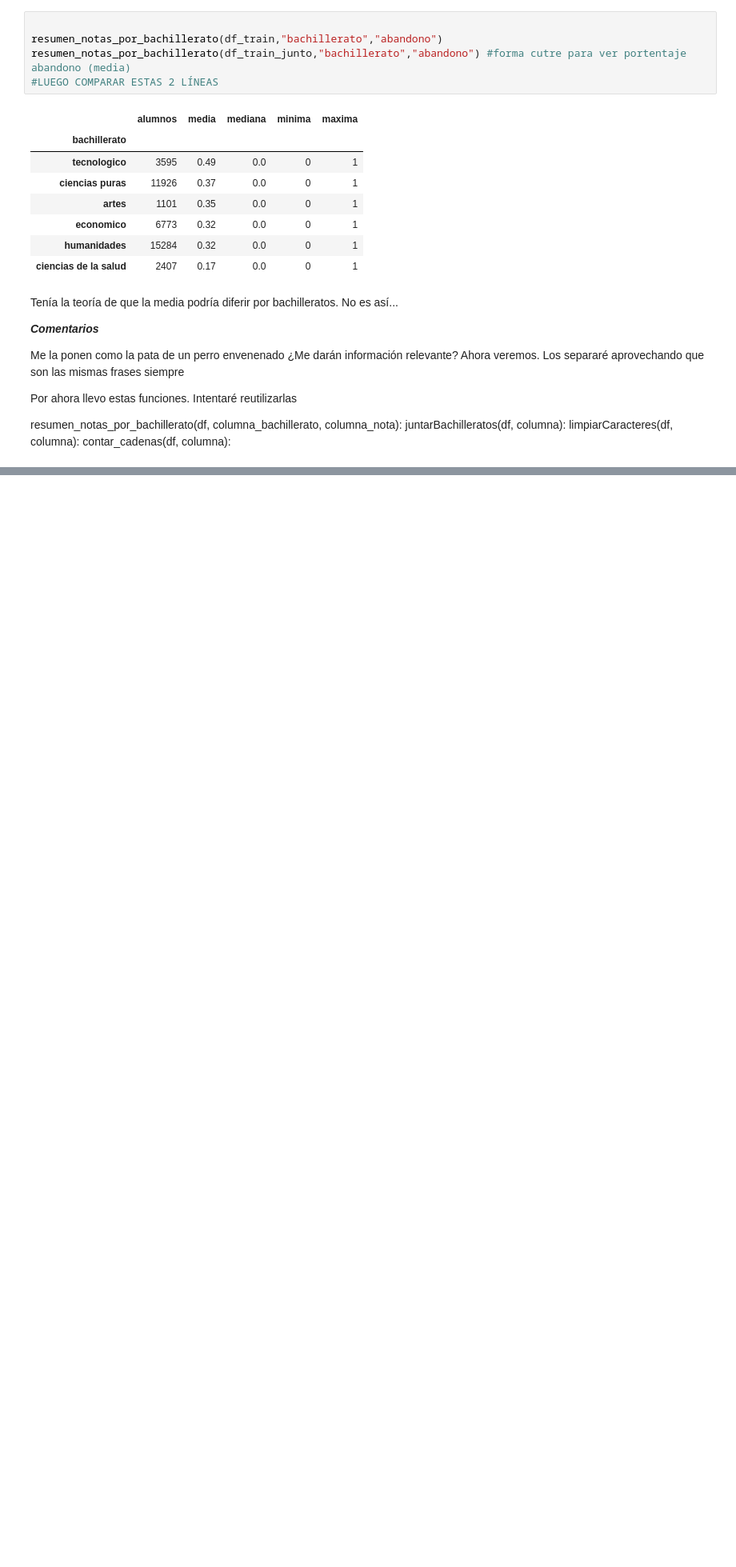
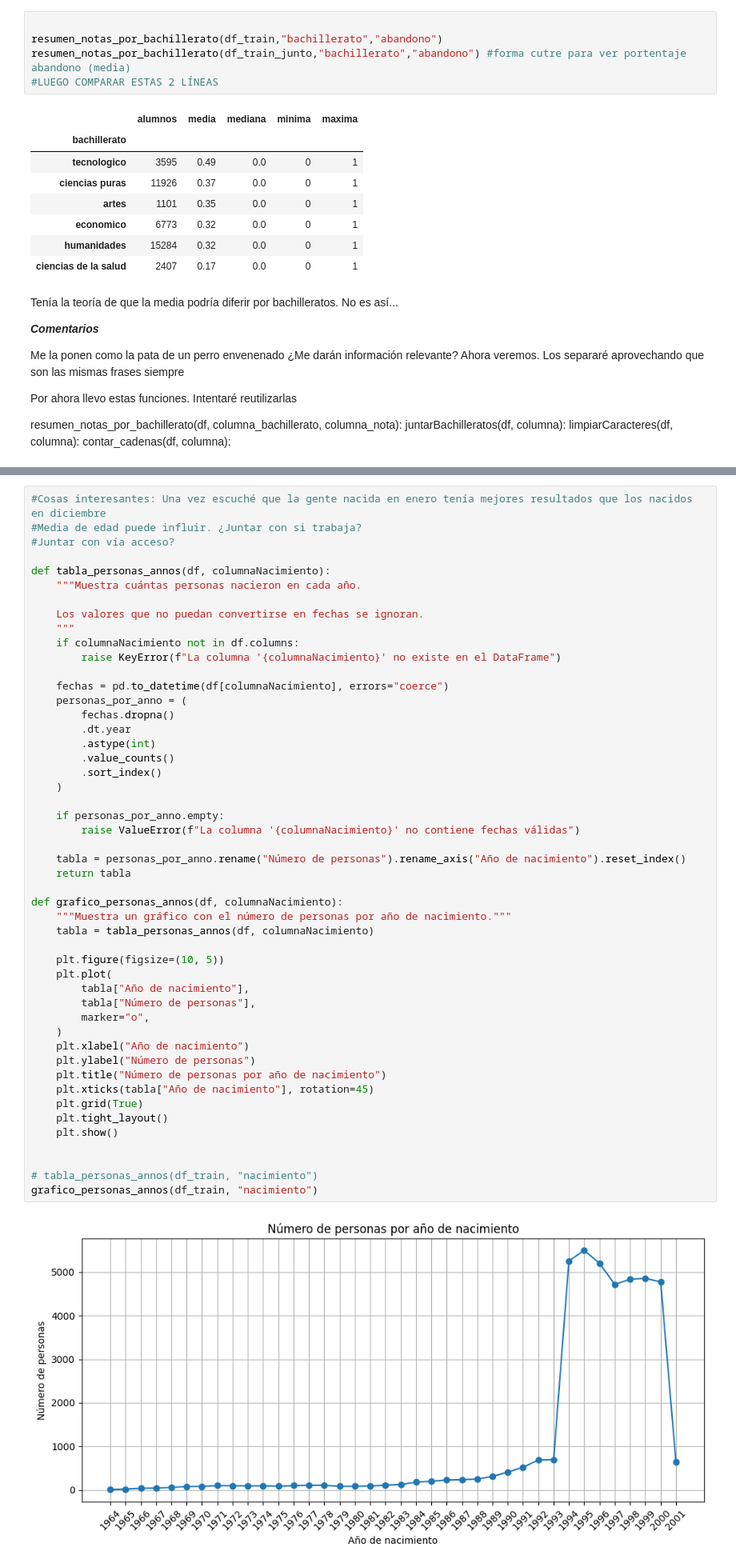
Before and after one commit to GuillermoMorcillo/Practica1Mineria, a Jupyter notebook: Práctica 1 - Análisis, procesamiento y validación .ipynb, the cells around one changed output, grey strips where cells are left out. Shown at 80% size. Drawn from its saved outputs; the diff is of its cells as text; blank space fills up the shorter version.

Commit message:
Alguna conclusión sobre la edad

```diff
--- a/Práctica 1 - Análisis, procesamiento y validación .ipynb
+++ b/Práctica 1 - Análisis, procesamiento y validación .ipynb
@@ -418,0 +425,51 @@ Alumno  11745 tiene  5 comentarios
+# %%
+#Cosas interesantes: Una vez escuché que la gente nacida en enero tenía mejores resultados que los nacidos en diciembre
+#Media de edad puede influir. ¿Juntar con si trabaja?
+#Juntar con vía acceso?
+
+def tabla_personas_annos(df, columnaNacimiento):
+    """Muestra cuántas personas nacieron en cada año.
+
+    Los valores que no puedan convertirse en fechas se ignoran.
+    """
+    if columnaNacimiento not in df.columns:
+        raise KeyError(f"La columna '{columnaNacimiento}' no existe en el DataFrame")
+
+    fechas = pd.to_datetime(df[columnaNacimiento], errors="coerce")
+    personas_por_anno = (
+        fechas.dropna()
+        .dt.year
+        .astype(int)
+        .value_counts()
+        .sort_index()
+    )
+
+    if personas_por_anno.empty:
+        raise ValueError(f"La columna '{columnaNacimiento}' no contiene fechas válidas")
+
+    tabla = personas_por_anno.rename("Número de personas").rename_axis("Año de nacimiento").reset_index()
+    return tabla
+
+def grafico_personas_annos(df, columnaNacimiento):
+    """Muestra un gráfico con el número de personas por año de nacimiento."""
+    tabla = tabla_personas_annos(df, columnaNacimiento)
+
+    plt.figure(figsize=(10, 5))
+    plt.plot(
+        tabla["Año de nacimiento"],
+        tabla["Número de personas"],
+        marker="o",
+    )
+    plt.xlabel("Año de nacimiento")
+    plt.ylabel("Número de personas")
+    plt.title("Número de personas por año de nacimiento")
+    plt.xticks(tabla["Año de nacimiento"], rotation=45)
+    plt.grid(True)
+    plt.tight_layout()
+    plt.show()
+
+
+# tabla_personas_annos(df_train, "nacimiento")
+grafico_personas_annos(df_train, "nacimiento")
+# %% [output]
+[figure, added]
```
Also changed, not shown: parts of 5 cells of this notebook.
